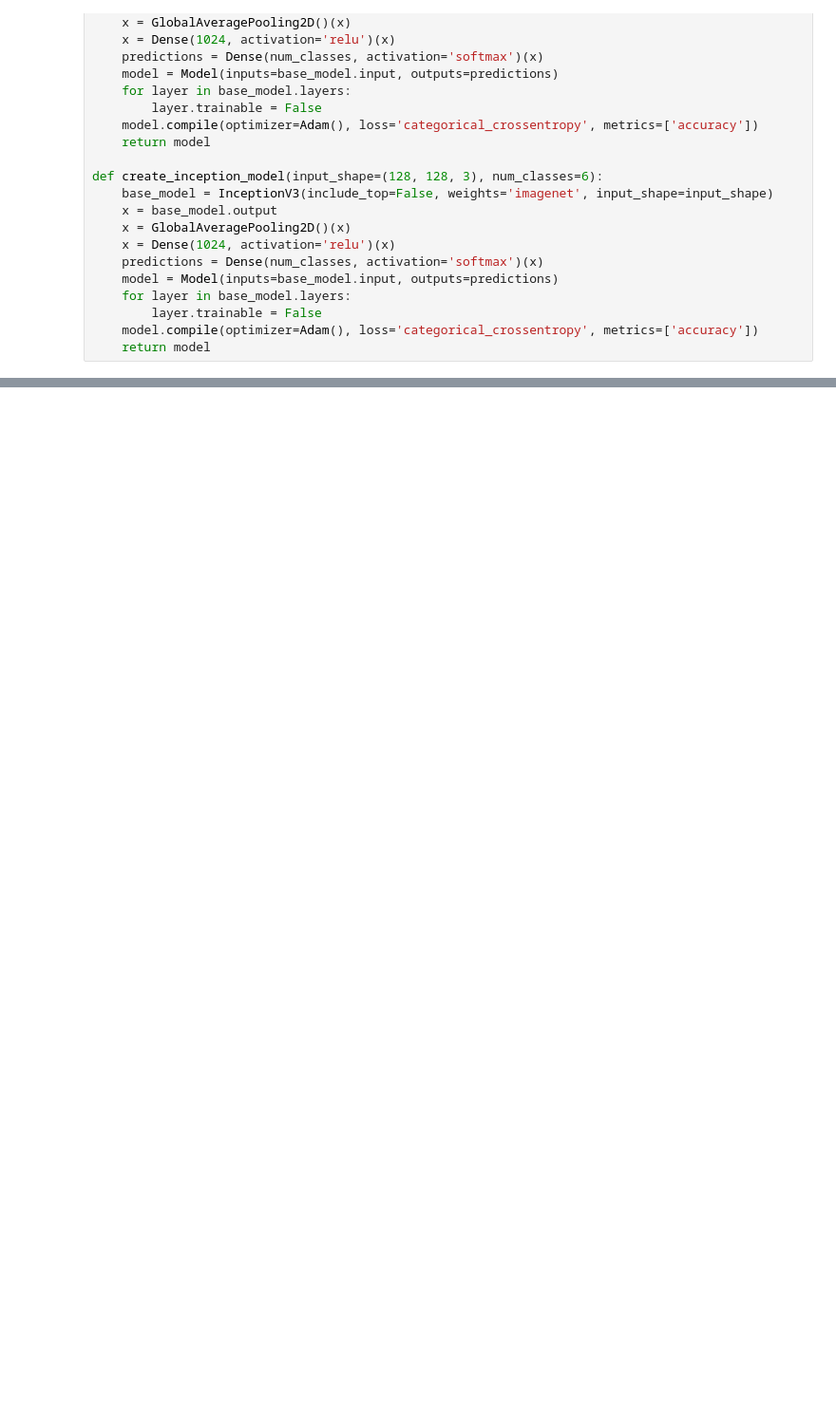
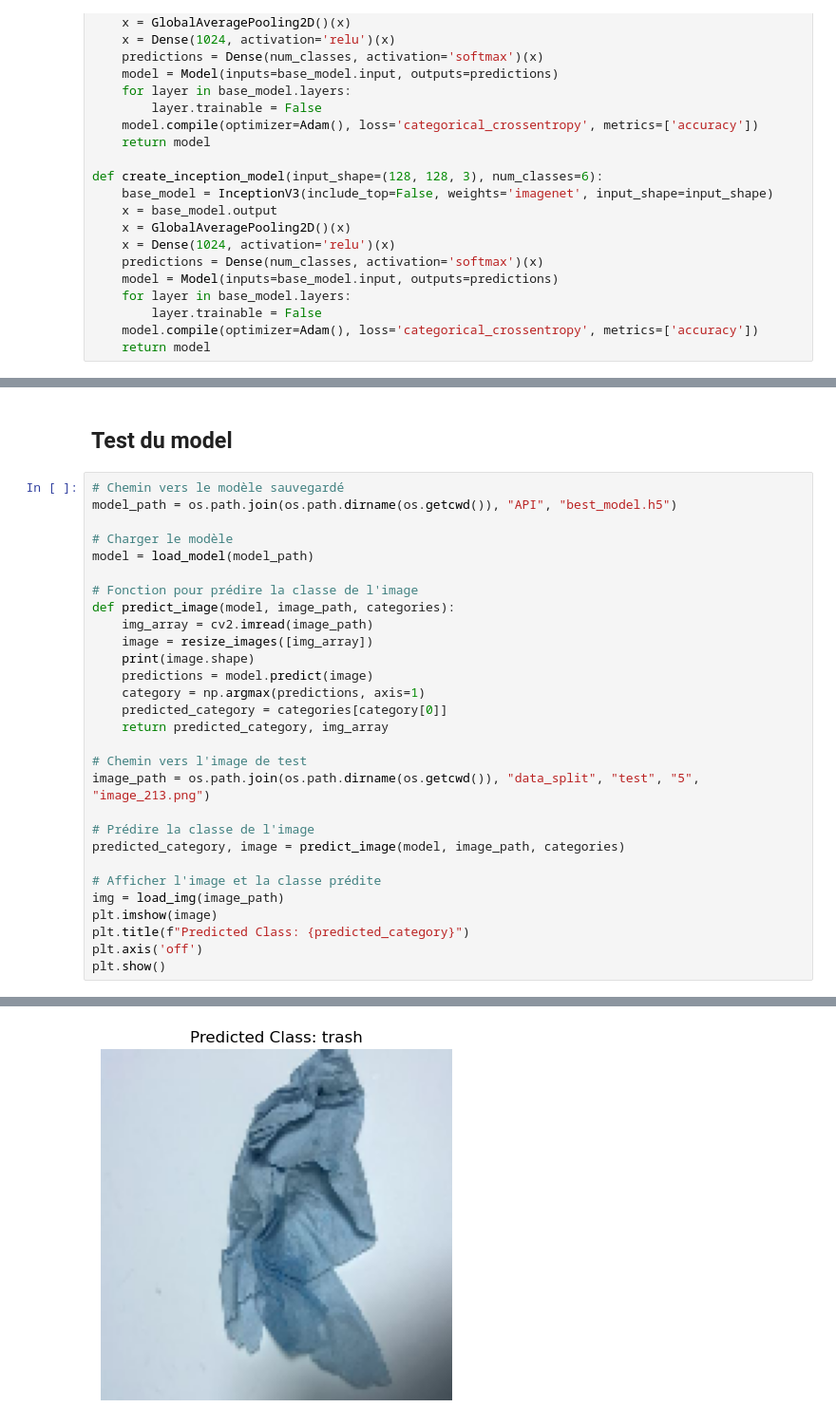
Before and after one commit to Fatou-S01/Garbage-Classification, a Jupyter notebook: notebooks/garbage_classification.ipynb, the cells around one changed output, grey strips where cells are left out. Shown at 95% size. Saved outputs shown, nothing was run; the diff lists cells and outputs as text; blank space fills up the shorter version.

```diff
--- a/notebooks/garbage_classification.ipynb
+++ b/notebooks/garbage_classification.ipynb
@@ -363,0 +482,32 @@ save_best_model_by_val_accuracy(experiment_name, save_directory)
+# %% [markdown]
+<h2>Test du model
+# %%
+# Chemin vers le modèle sauvegardé
+model_path = os.path.join(os.path.dirname(os.getcwd()), "API", "best_model.h5")
+
+# Charger le modèle
+model = load_model(model_path)
+
+# Fonction pour prédire la classe de l'image
+def predict_image(model, image_path, categories):
+    img_array = cv2.imread(image_path)
+    image = resize_images([img_array])
+    print(image.shape)
+    predictions = model.predict(image)
+    category = np.argmax(predictions, axis=1)
+    predicted_category = categories[category[0]]
+    return predicted_category, img_array
+
+# Chemin vers l'image de test
+image_path = os.path.join(os.path.dirname(os.getcwd()), "data_split", "test", "5", "image_213.png")
+
+# Prédire la classe de l'image
+predicted_category, image = predict_image(model, image_path, categories)
+
+# Afficher l'image et la classe prédite
+img = load_img(image_path)
+plt.imshow(image)
+plt.title(f"Predicted Class: {predicted_category}")
+plt.axis('off')
+plt.show()
+# %% [output]
@@ -363,0 +517 @@ save_best_model_by_val_accuracy(experiment_name, save_directory)
+[figure, added]
```
Also changed, not shown: parts of 12 cells of this notebook, 14 other files.
